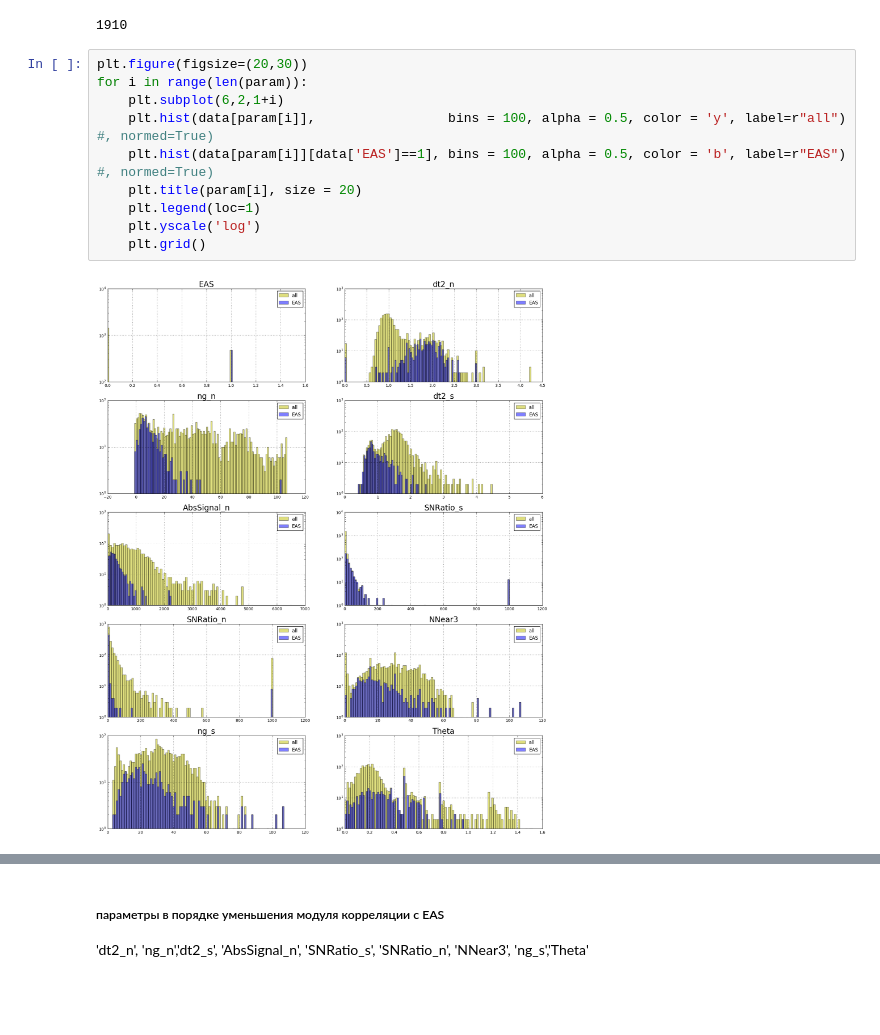
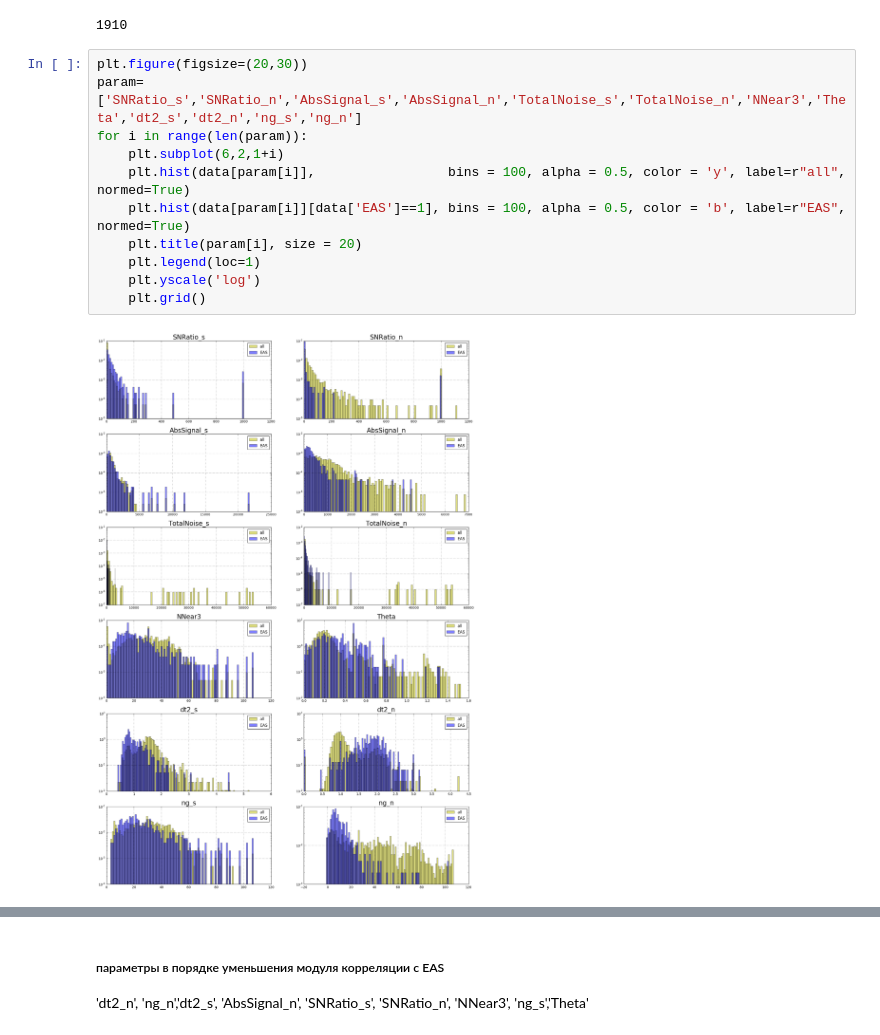
Before and after one commit to bonvech/Sphere, a Jupyter notebook: SelectEAS/SelectEAS-Features1.ipynb, the cells around one changed output, grey strips where cells are left out. Drawn from its saved outputs; the diff is of its cells as text; blank space fills up the shorter version.

```diff
--- a/SelectEAS/SelectEAS-Features1.ipynb
+++ b/SelectEAS/SelectEAS-Features1.ipynb
@@ -121,16 +121,17 @@ len(data)
 1910
 # %%
 plt.figure(figsize=(20,30))
+param=['SNRatio_s','SNRatio_n','AbsSignal_s','AbsSignal_n','TotalNoise_s','TotalNoise_n','NNear3','Theta','dt2_s','dt2_n','ng_s','ng_n']
 for i in range(len(param)):
     plt.subplot(6,2,1+i)
-    plt.hist(data[param[i]],                 bins = 100, alpha = 0.5, color = 'y', label=r"all") #, normed=True)
-    plt.hist(data[param[i]][data['EAS']==1], bins = 100, alpha = 0.5, color = 'b', label=r"EAS") #, normed=True)
+    plt.hist(data[param[i]],                 bins = 100, alpha = 0.5, color = 'y', label=r"all", normed=True)
+    plt.hist(data[param[i]][data['EAS']==1], bins = 100, alpha = 0.5, color = 'b', label=r"EAS", normed=True)
     plt.title(param[i], size = 20)
     plt.legend(loc=1)
     plt.yscale('log')
     plt.grid()
 # %% [output]
-[figure, old version]
+[figure, new version]
 # %%
 # считаем корреляции
 #help(data.corr())
```
Also changed, not shown: parts of 18 cells of this notebook, 1 other file.
